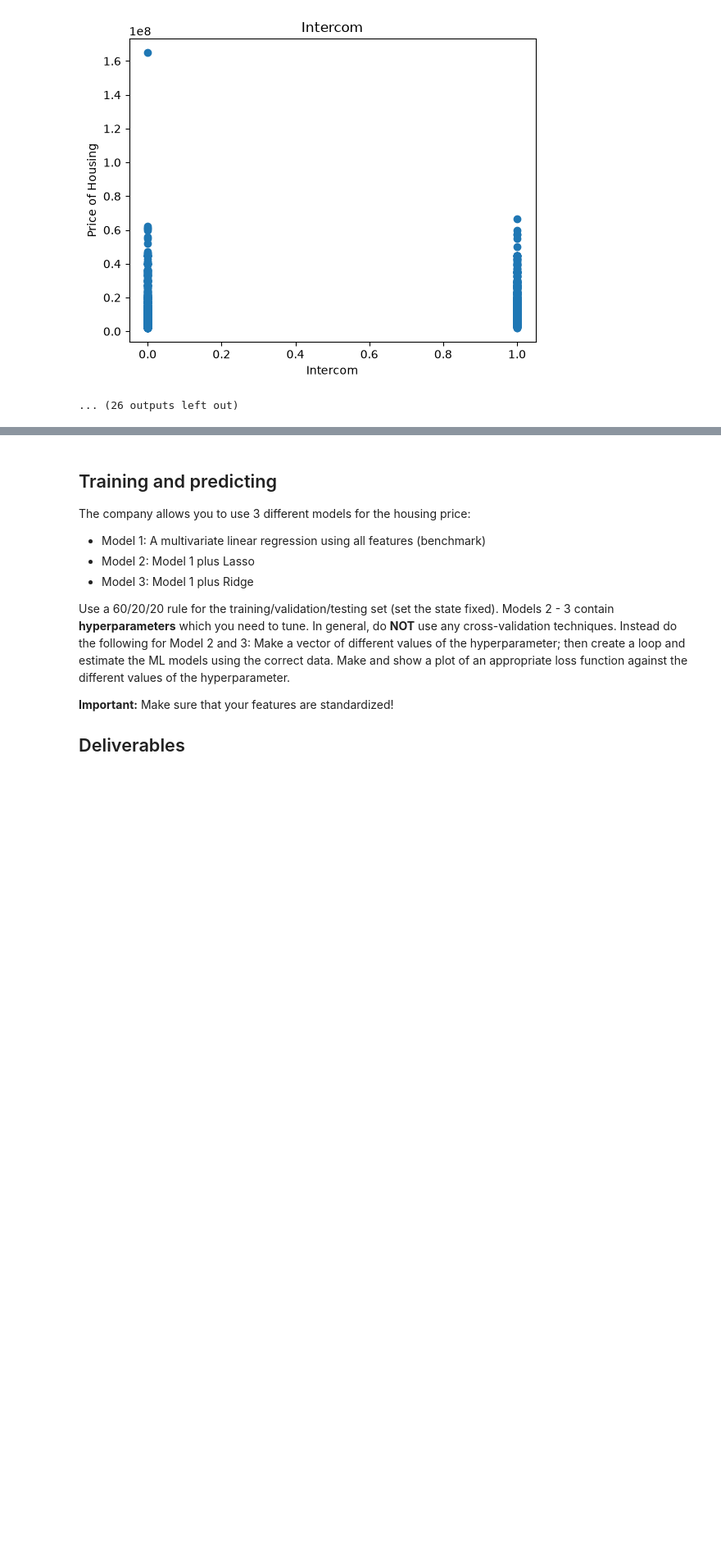
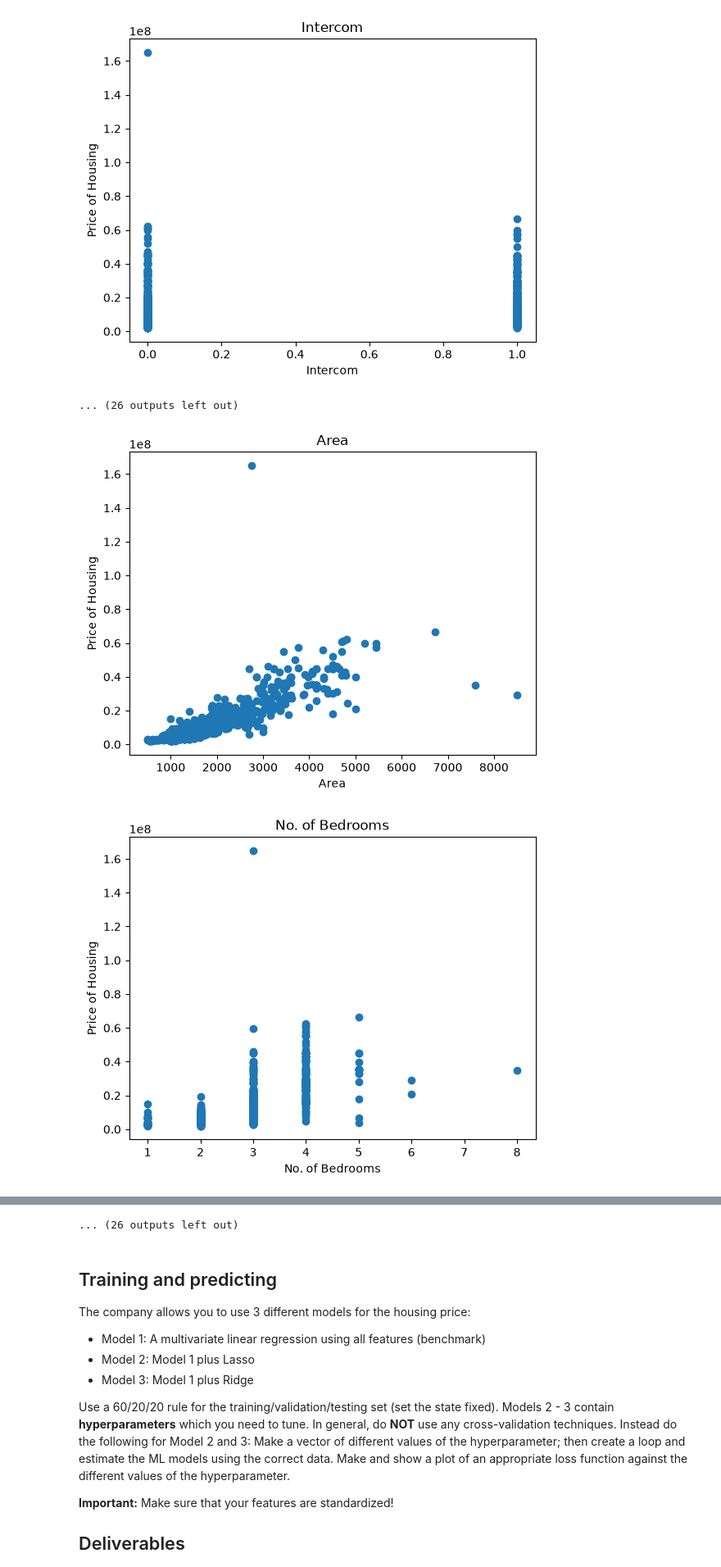
Before and after one commit to triazzlon/ML-Assignment, a Jupyter notebook: MLF_CASE_2930864_XX.ipynb, the cells around one changed output, grey strips where cells are left out. Shown at 82% size. Saved outputs shown, nothing was run; the diff lists cells and outputs as text; code cells hidden in the pictures; blank space fills up the shorter version.

```diff
--- a/MLF_CASE_2930864_XX.ipynb
+++ b/MLF_CASE_2930864_XX.ipynb
@@ -355,3 +413,13 @@ for label in df_clean.columns[1:]:
 [figure]
 [figure]
 ... (26 outputs left out)
+# %%
+for label in df_out.columns[1:]:
+    plt.scatter(df_clean[label],df_clean['Price'])
+    plt.title(label)
+    plt.ylabel("Price of Housing")
+    plt.xlabel(label)
+    plt.show()
+# %% [output]
+[figure, added]
+[figure, added]
@@ -358,3 +436,4 @@ for label in df_clean.columns[1:]:
+... (26 outputs left out)
 # %% [markdown]
 ## Training and predicting
 
```
Also changed, not shown: parts of 36 cells of this notebook, 2 other files.
